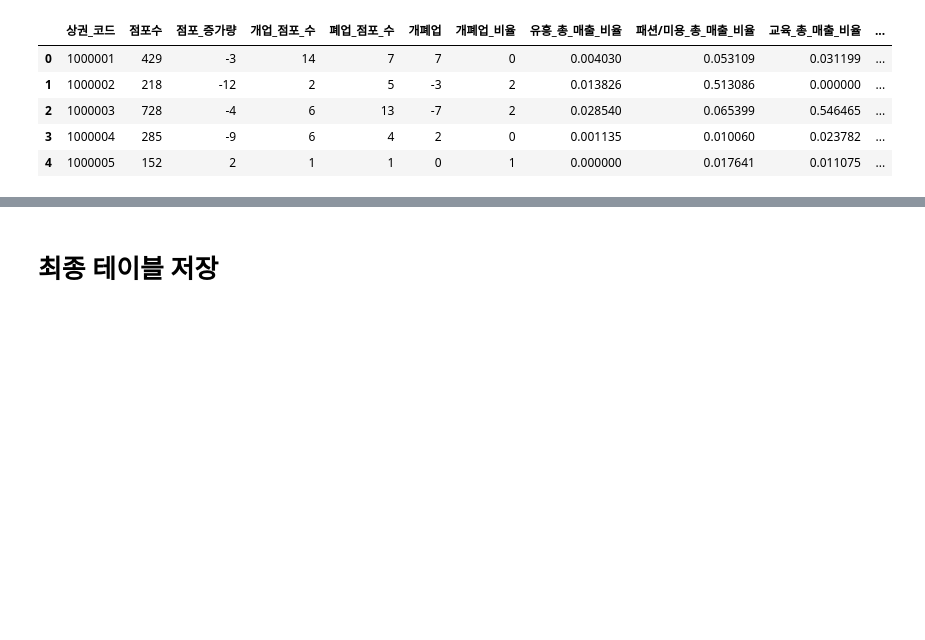
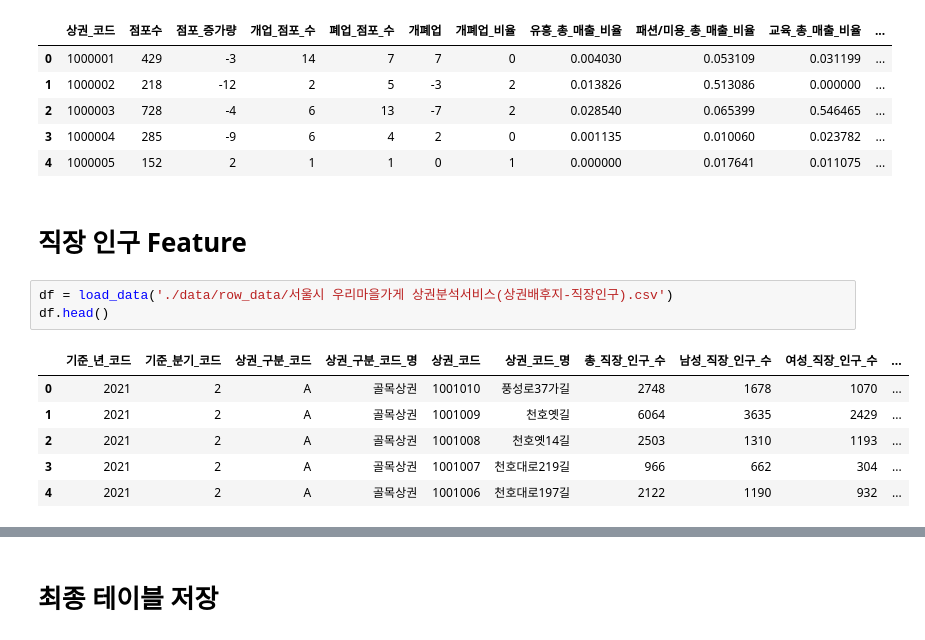
Before and after one commit to unknown-jun/seoul_data_contest, a Jupyter notebook: 상권_발달-지표/[상권발달] 2. Preprocessing.ipynb, the cells around one changed output, grey strips where cells are left out. Cells and saved outputs as stored; diff of their text form; blank space fills up the shorter version.

```diff
--- a/상권_발달-지표/[상권발달] 2. Preprocessing.ipynb
+++ b/상권_발달-지표/[상권발달] 2. Preprocessing.ipynb
@@ -455,3 +455,15 @@ df_full.head()
 | 2 | 1000003 | 728 | -4 | 6 | 13 | -7 | 2 | 0.028540 | 0.065399 | 0.546465 | ... |
 | 3 | 1000004 | 285 | -9 | 6 | 4 | 2 | 0 | 0.001135 | 0.010060 | 0.023782 | ... |
 | 4 | 1000005 | 152 | 2 | 1 | 1 | 0 | 1 | 0.000000 | 0.017641 | 0.011075 | ... |
+# %% [markdown]
+# 직장 인구 Feature
+# %%
+df = load_data('./data/row_data/서울시 우리마을가게 상권분석서비스(상권배후지-직장인구).csv')
+df.head()
+# %% [output]
+|  | 기준_년_코드 | 기준_분기_코드 | 상권_구분_코드 | 상권_구분_코드_명 | 상권_코드 | 상권_코드_명 | 총_직장_인구_수 | 남성_직장_인구_수 | 여성_직장_인구_수 | ... |
+| 0 | 2021 | 2 | A | 골목상권 | 1001010 | 풍성로37가길 | 2748 | 1678 | 1070 | ... |
+| 1 | 2021 | 2 | A | 골목상권 | 1001009 | 천호옛길 | 6064 | 3635 | 2429 | ... |
+| 2 | 2021 | 2 | A | 골목상권 | 1001008 | 천호옛14길 | 2503 | 1310 | 1193 | ... |
+| 3 | 2021 | 2 | A | 골목상권 | 1001007 | 천호대로219길 | 966 | 662 | 304 | ... |
+| 4 | 2021 | 2 | A | 골목상권 | 1001006 | 천호대로197길 | 2122 | 1190 | 932 | ... |
```
Also changed, not shown: parts of 9 cells of this notebook, 1 other file.
